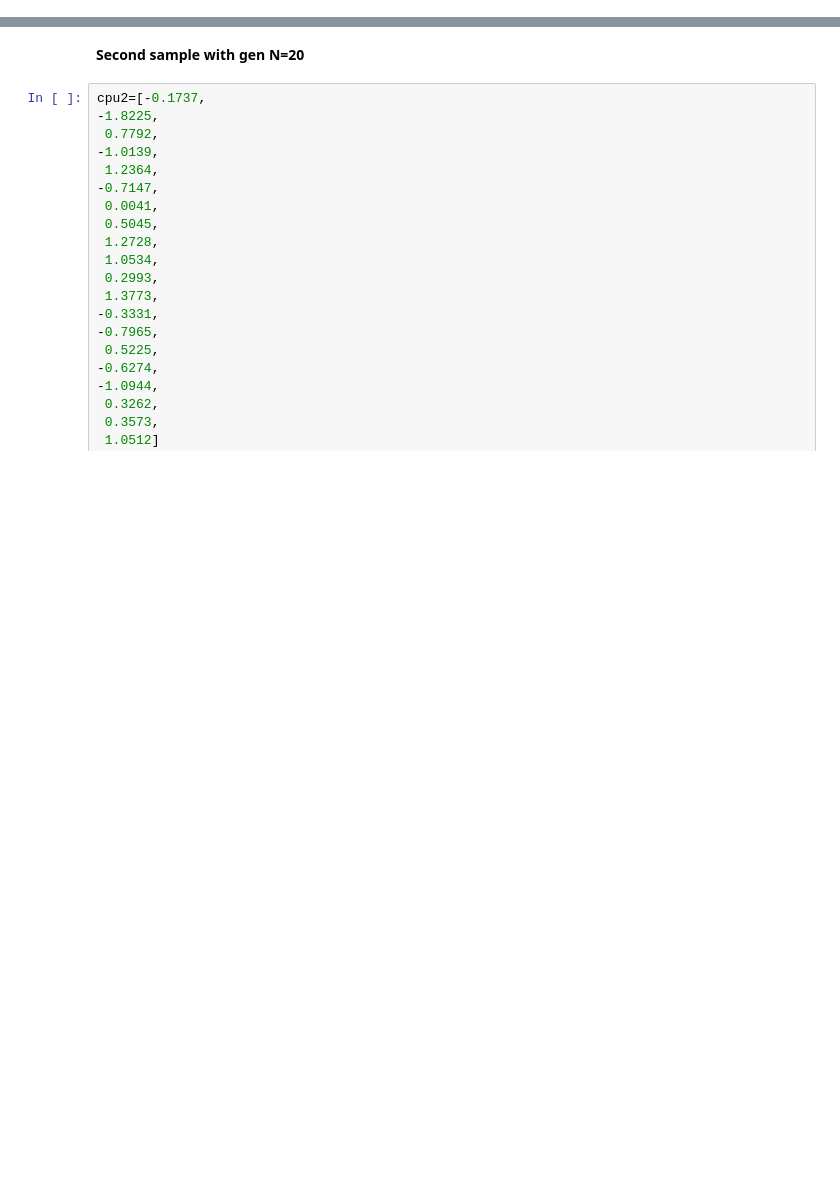
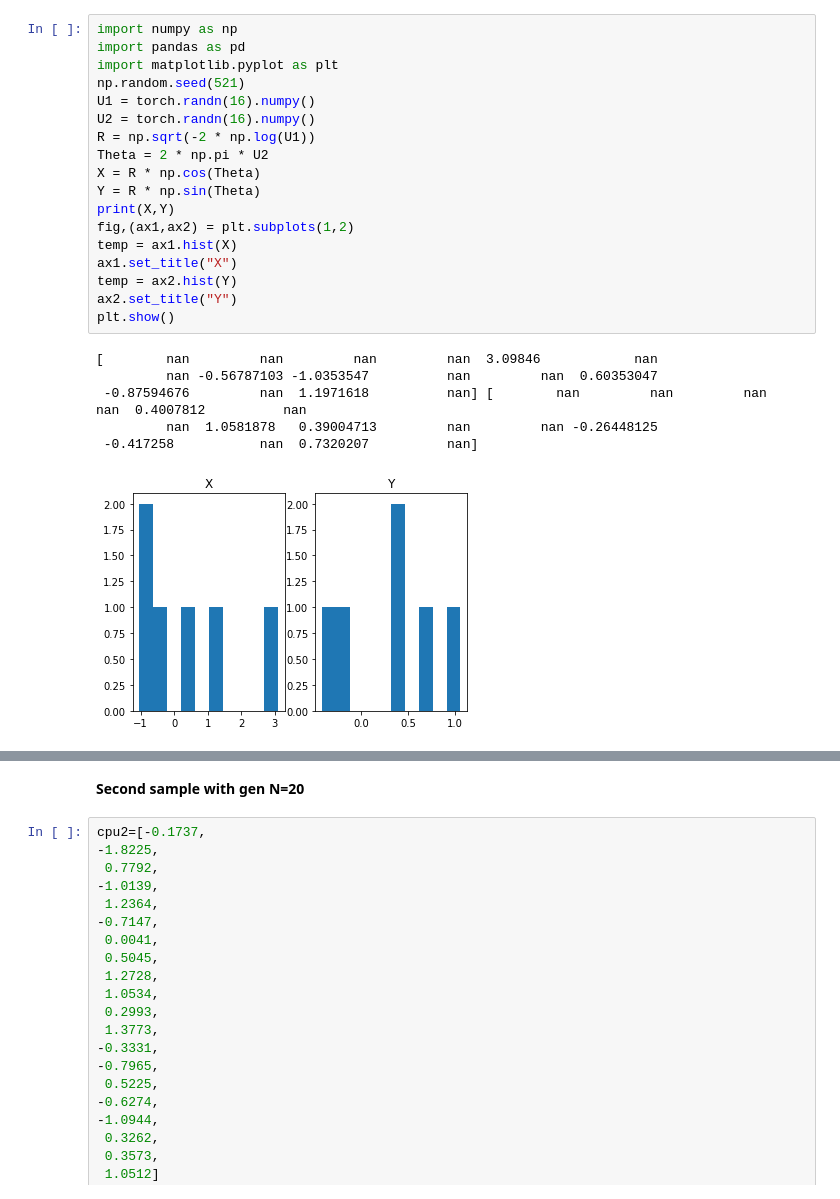
Before and after one commit to PradeepChandrasekaran/PradeepResume, a Jupyter notebook: Randn_Distribution_Check.ipynb, the cells around one changed output, grey strips where cells are left out. Drawn from its saved outputs; the diff is of its cells as text; blank space fills up the shorter version.

```diff
--- a/Randn_Distribution_Check.ipynb
+++ b/Randn_Distribution_Check.ipynb
@@ -39,0 +49,25 @@ hpu1=[
+# %%
+import numpy as np
+import pandas as pd
+import matplotlib.pyplot as plt
+np.random.seed(521)
+U1 = torch.randn(16).numpy()
+U2 = torch.randn(16).numpy()
+R = np.sqrt(-2 * np.log(U1))
+Theta = 2 * np.pi * U2
+X = R * np.cos(Theta)
+Y = R * np.sin(Theta)
+print(X,Y)
+fig,(ax1,ax2) = plt.subplots(1,2)
+temp = ax1.hist(X)
+ax1.set_title("X")
+temp = ax2.hist(Y)
+ax2.set_title("Y")
+plt.show()
+# %% [output]
+[        nan         nan         nan         nan  3.09846            nan
+         nan -0.56787103 -1.0353547          nan         nan  0.60353047
+ -0.87594676         nan  1.1971618          nan] [        nan         nan         nan         nan  0.4007812          nan
+         nan  1.0581878   0.39004713         nan         nan -0.26448125
+ -0.417258           nan  0.7320207          nan]
+[figure, added]
```
Also changed, not shown: parts of 14 cells of this notebook.
